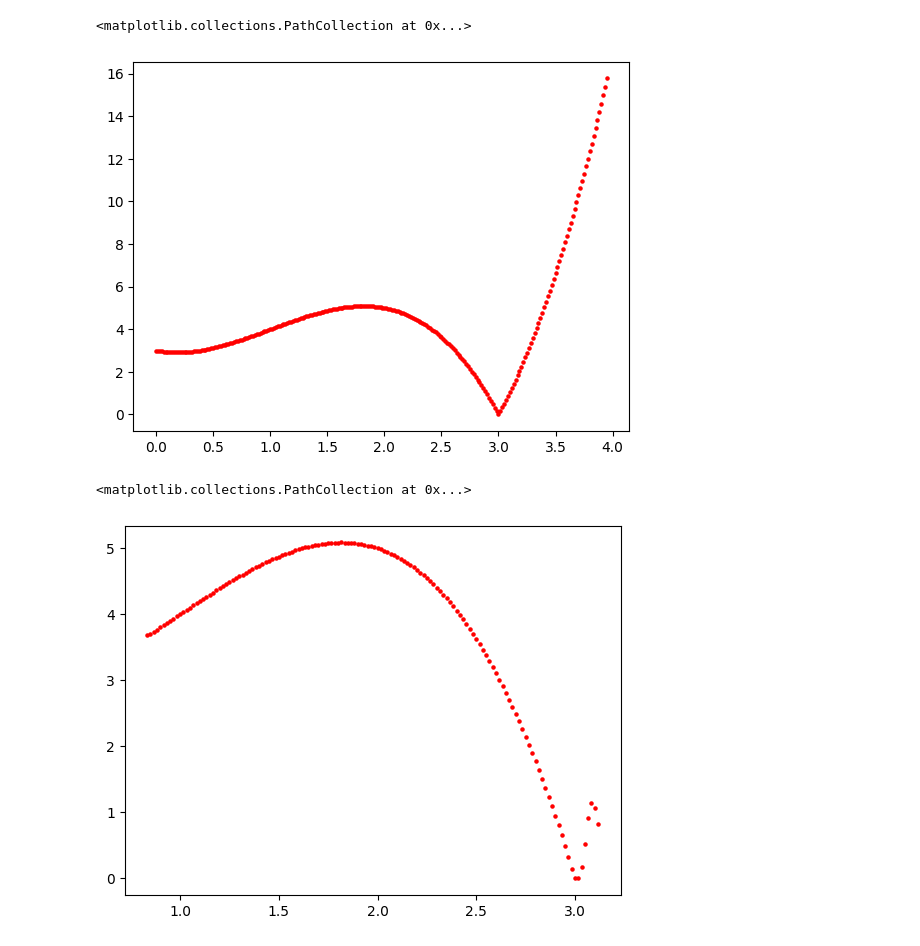
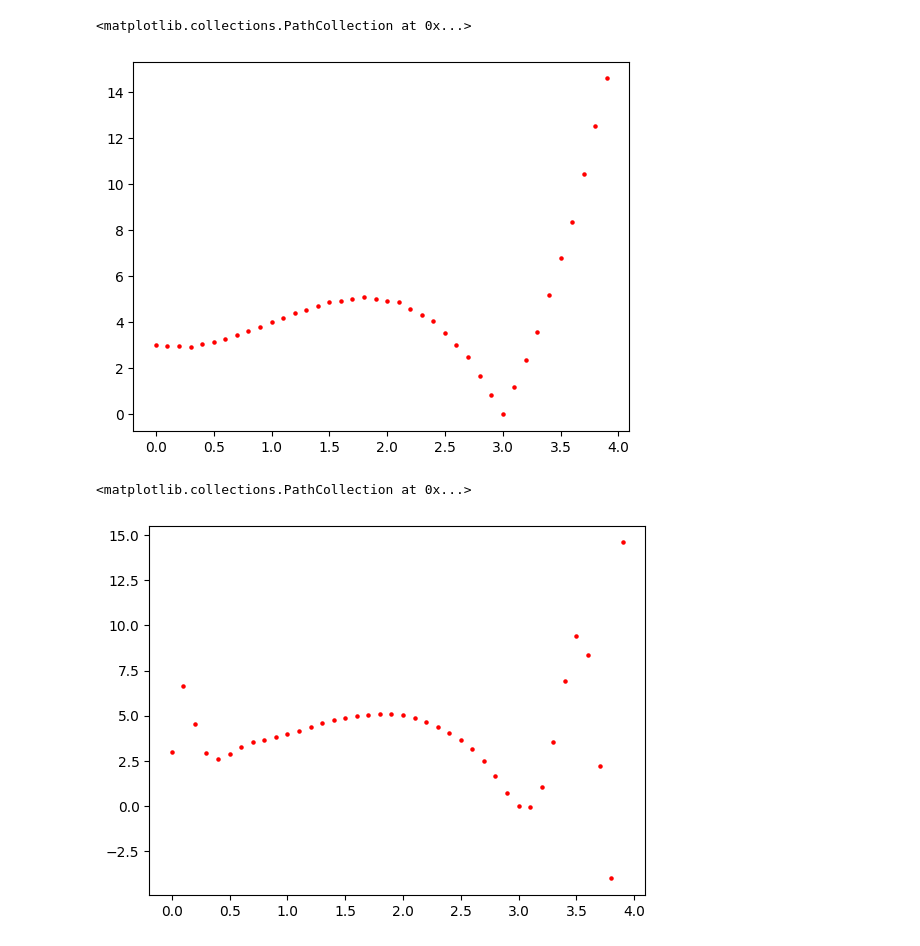
Before and after one commit to kudrmax/numerical-methods, a Jupyter notebook: approximation/6.7.4.ipynb, the cells around one changed output. Drawn from its saved outputs; the diff is of its cells as text; code cells hidden in the pictures.

```diff
--- a/approximation/6.7.4.ipynb
+++ b/approximation/6.7.4.ipynb
@@ -9,18 +9,18 @@ def f(x):
 
 x_min, x_max = 0, 4
 # %%
-x_list = np.arange(x_min, x_max, 0.05)
+x_list = np.arange(x_min, x_max, 0.3)
 y_list = f(x_list)
 # %%
 k = 3
-x_more = []
+x_list_extended = []
 for i in range(len(x_list) - 1):
     d = x_list[i + 1] - x_list[i]
     delta = d / k
     for j in range(k):
-        x_more.append(x_list[i] + delta * j)
-x_more.append(x_list[-1])
-x_more = np.array(x_more)
+        x_list_extended.append(x_list[i] + delta * j)
+x_list_extended.append(x_list[-1])
+x_list_extended = np.array(x_list_extended)
 # %%
 def get_linear_interp(x1, x2, y1, y2, xp):
     if x1 <= xp <= x2:
@@ -56,8 +56,8 @@ xs, ys = get_linear_interp_all(x_list, y_list)
 # %%
-plt.scatter(xs, ys, s=5, c='r', zorder=2)
+plt.scatter(x_list_linear, y_list_linear, s=5, c='r', zorder=2)
 # %% [output]
 <matplotlib.collections.PathCollection at 0x...>
-[figure, old version]
+[figure, new version]
 # %%
 from functools import cache, lru_cache
 
@@ -65,11 +65,11 @@ from functools import cache, lru_cache
 @cache
 def calc_separated_differences_new(f, i1, i2):
     """
-    Посчитать разделенные суммы от l до r включительно
+    Посчитать разделенные суммы от i1 до i2 включительно
     """
     k = i2 - i1
     if k == 0:
-        return f(x_list[i1])
+        assert False
     if k == 1:
         return (f(x_list[i1 + 1]) - f(x_list[i1])) / (x_list[i1 + 1] - x_list[i1])
     if k >= 2:
@@ -79,31 +79,17 @@ def calc_separated_differences_new(f, i1, i2):
 
 
 def inter(f, x_list, x):
-    p = 0
-    for k in range(len(x_list)):
+    p = f(x_list[0])
+    for k in range(1, len(x_list)):
         w = 1
         for j in range(k):
             w *= x - x_list[j]
         sep = calc_separated_differences_new(f, 0, k)
         p += sep * w
     return p
-
-# x_list = [1.2, 1.3, 1.1, 1.4, 1.0]
-# def f(x): return np.log(x)
-# x = 1.23
-#
-# for k in range(len(x_list)):
-#     print(f'{k = }, sep = {calc_separated_differences_new(f, 0, k)}')
-#
-# for k in range(len(x_list)):
-#     print(f'{k = }, inter = {inter(f, x_list[:k + 1], x)}')
-#
-# print(f(x_list[0]))
 # %%
-inter_list = []
-for xp in x_more[50:-50]:
-    inter_list.append(inter(f, x_list, xp))
-plt.scatter(x_more[50:-50], inter_list, s=5, c='r', zorder=2)
+y_list_inter = [inter(f, x_list, x) for x in x_list_extended]
+plt.scatter(x_list_extended, y_list_inter, s=5, c='r', zorder=2)
 # %% [output]
 <matplotlib.collections.PathCollection at 0x...>
-[figure, old version]
+[figure, new version]
```
Also changed, not shown: parts of 4 cells of this notebook.
